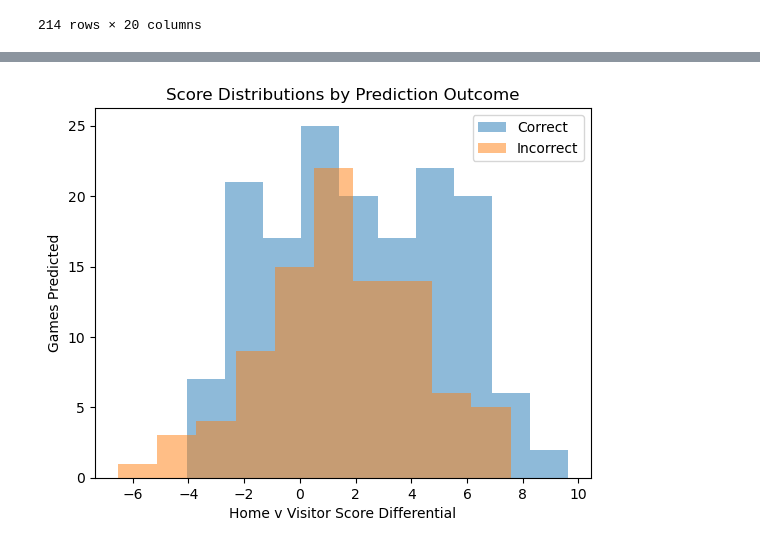
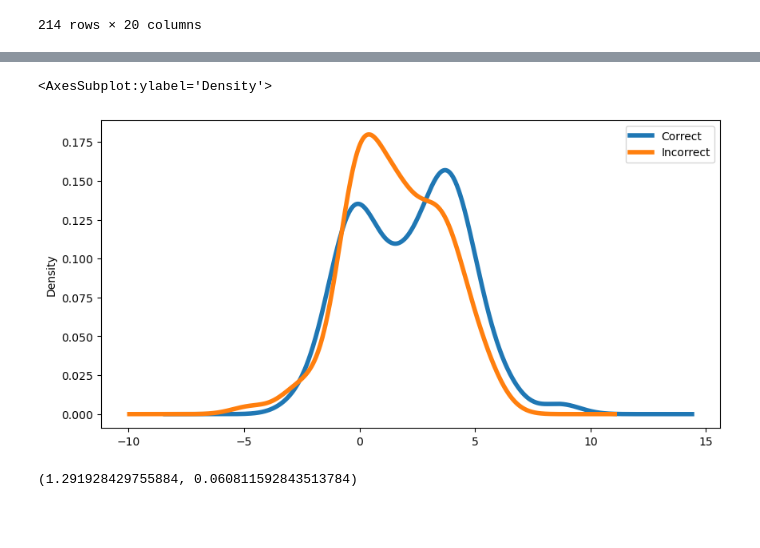
Before and after one commit to DennisKreger/NFL_Performance_Linemen, a Jupyter notebook: ml/secondary-model-win-prediction-linear-regression.ipynb, the cells around one changed output, grey strips where cells are left out. Drawn from its saved outputs; the diff is of its cells as text; code cells hidden in the pictures; blank space fills up the shorter version.

Commit message:
Added preliminary distribution plot.

```diff
--- a/ml/secondary-model-win-prediction-linear-regression.ipynb
+++ b/ml/secondary-model-win-prediction-linear-regression.ipynb
@@ -264,22 +264,24 @@ plt.show()
-# %%
-# Check distributions for correct vs incorrect predictions
-correct_predictions = prediction_results[prediction_results['predictionCorrect'] == 1]
-incorrect_predictions = prediction_results[prediction_results['predictionCorrect'] == 0]
-plt.hist(
-    correct_predictions['predictedScoreDiff'],
-    alpha=0.5,
-    bins=10
-)
-plt.hist(
-    incorrect_predictions['predictedScoreDiff'],
-    alpha=0.5,
-    bins=10
-)
-plt.xlabel('Home v Visitor Score Differential')
-plt.ylabel('Games Predicted')
-plt.title('Score Distributions by Prediction Outcome')
-plt.legend(['Correct', 'Incorrect'])
-plt.show()
-# %% [output]
-[figure, removed]
+# %%
+correct_predictions = prediction_results[prediction_results['predictionCorrect'] == 1]
+incorrect_predictions = prediction_results[prediction_results['predictionCorrect'] == 0]
+cp = correct_predictions['predictedScoreDiff'].reset_index()
+ip = prediction_results[prediction_results['predictionCorrect'] == 0]['predictedScoreDiff'].reset_index()
+dist = cp.merge(ip, left_index=True, right_index=True, how='outer')
+dist.drop(columns=['index_x', 'index_y'], inplace=True)
+dist.rename(columns={'predictedScoreDiff_x': 'Correct', 'predictedScoreDiff_y': 'Incorrect'}, inplace=True)
+dist.plot.kde(figsize = (10, 5),
+                   linewidth = 4)
+# %% [output]
+<AxesSubplot:ylabel='Density'>
+[figure, added]
+# %%
+f_score = np.var(dist['Correct'], ddof=1)/np.var(dist['Incorrect'], ddof=1)
+p_score = 1-f.cdf(
+    f_score,
+    dist['Correct'].size-1,
+    dist['Incorrect'].size-1
+)
+f_score, p_score
+# %% [output]
+(1.291928429755884, 0.060811592843513784)
 # %%
```
Also changed, not shown: parts of 7 cells of this notebook.
